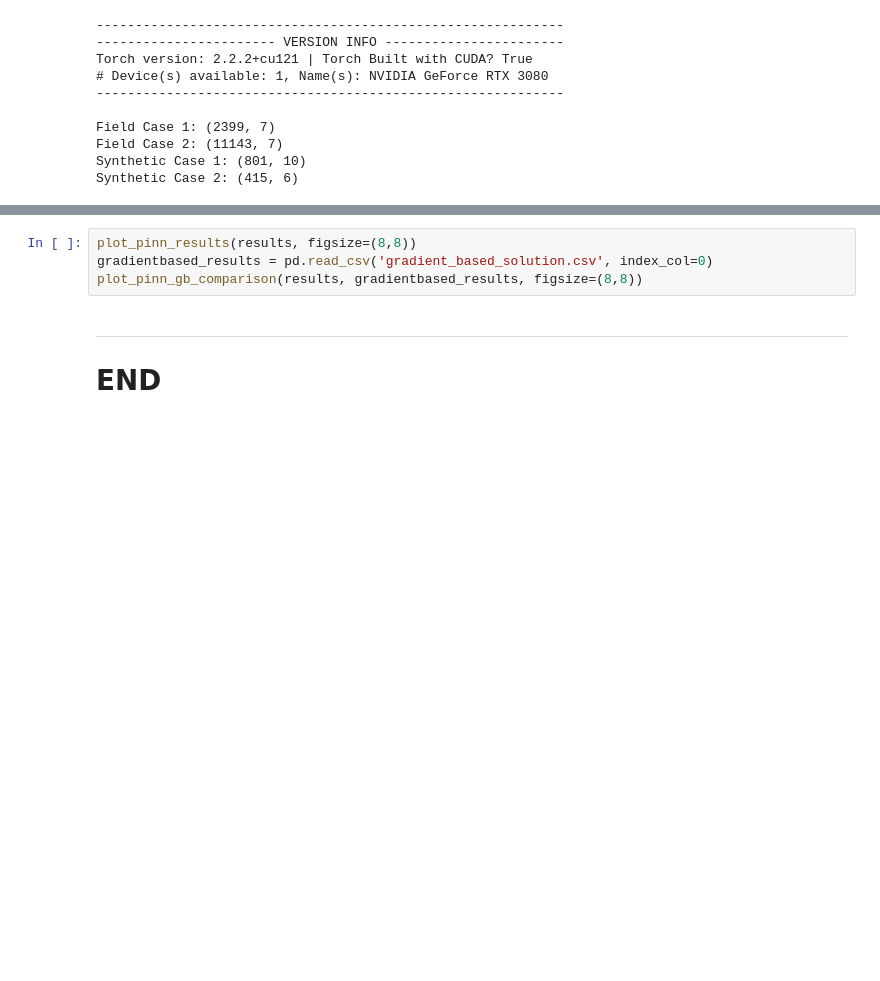
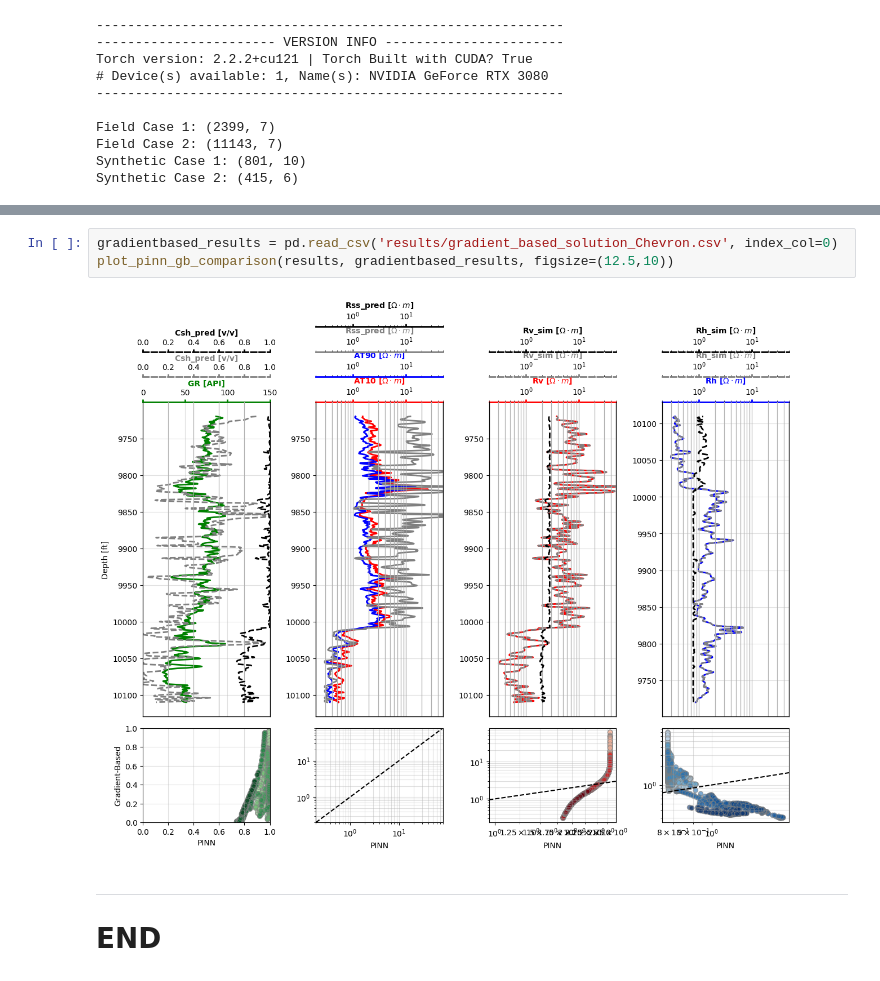
Before and after one commit to misaelmmorales/Anisotropic-Resistivity-Inversion, a Jupyter notebook: main_PINN.ipynb, the cells around one changed output, grey strips where cells are left out. Saved outputs shown, nothing was run; the diff lists cells and outputs as text; blank space fills up the shorter version.

```diff
--- a/main_PINN.ipynb
+++ b/main_PINN.ipynb
@@ -157,7 +171,8 @@ error_metrics(results)
 # %%
-plot_pinn_results(results, figsize=(8,8))
-gradientbased_results = pd.read_csv('gradient_based_solution.csv', index_col=0)
-plot_pinn_gb_comparison(results, gradientbased_results, figsize=(8,8))
+gradientbased_results = pd.read_csv('results/gradient_based_solution_Chevron.csv', index_col=0)
+plot_pinn_gb_comparison(results, gradientbased_results, figsize=(12.5,10))
+# %% [output]
+[figure, added]
 # %% [markdown]
 ***
 # END
```
Also changed, not shown: parts of 7 cells of this notebook, 2 other files.
